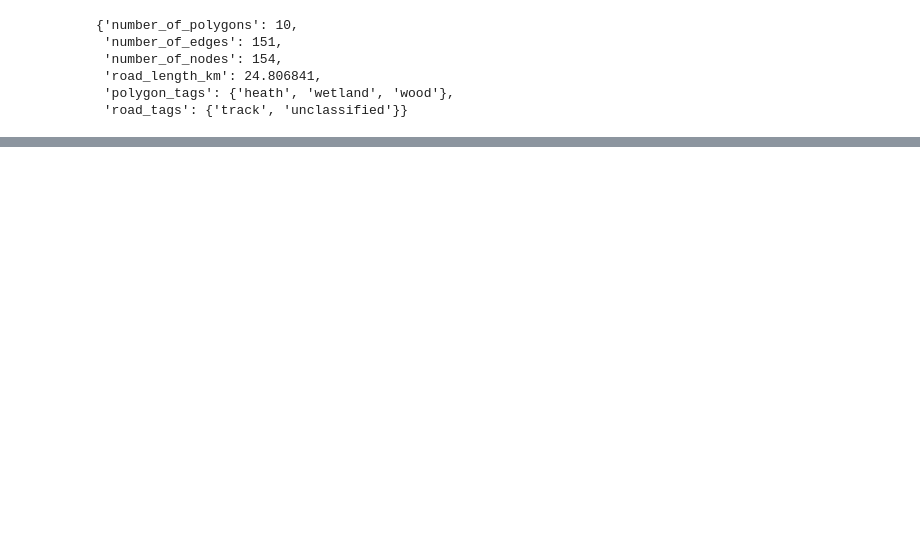
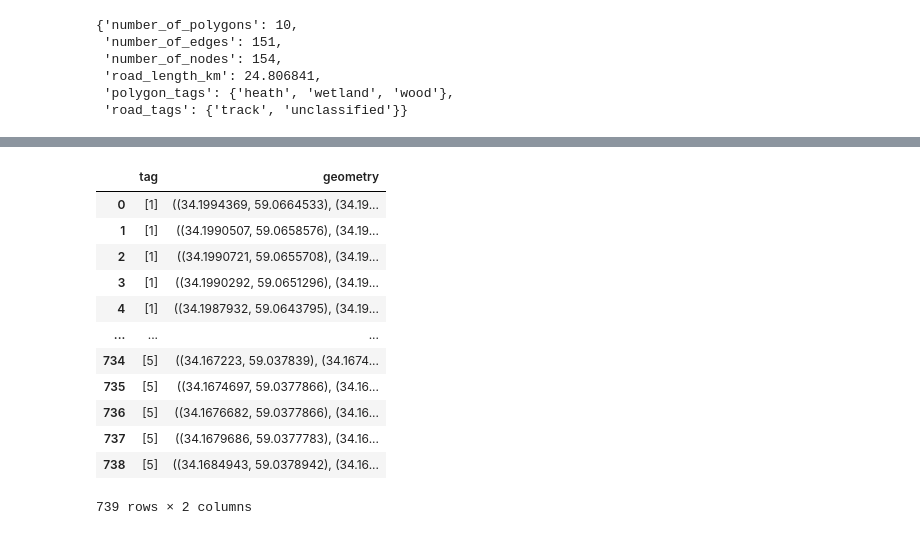
Before and after one commit to Denikozub/Offroad-routing-engine, a Jupyter notebook: Untitled.ipynb, the cells around one changed output, grey strips where cells are left out. Cells and saved outputs as stored; diff of their text form; code cells hidden in the pictures; blank space fills up the shorter version.

```diff
--- a/Untitled.ipynb
+++ b/Untitled.ipynb
@@ -37,3 +37,19 @@ new_geom = Geometry.load('test', 'maps')
 new_geom.plot()
 # %% [output]
 [interactive output not drawn]
+# %%
+linestrings
+# %% [output]
+|  | tag | geometry |
+| 0 | [1] | ((34.1994369, 59.0664533), (34.19... |
+| 1 | [1] | ((34.1990507, 59.0658576), (34.19... |
+| 2 | [1] | ((34.1990721, 59.0655708), (34.19... |
+| 3 | [1] | ((34.1990292, 59.0651296), (34.19... |
+| 4 | [1] | ((34.1987932, 59.0643795), (34.19... |
+| ... | ... | ... |
+| 734 | [5] | ((34.167223, 59.037839), (34.1674... |
+| 735 | [5] | ((34.1674697, 59.0377866), (34.16... |
+| 736 | [5] | ((34.1676682, 59.0377866), (34.16... |
+| 737 | [5] | ((34.1679686, 59.0377783), (34.16... |
+| 738 | [5] | ((34.1684943, 59.0378942), (34.16... |
+739 rows × 2 columns
```
Also changed, not shown: 3 other files.
